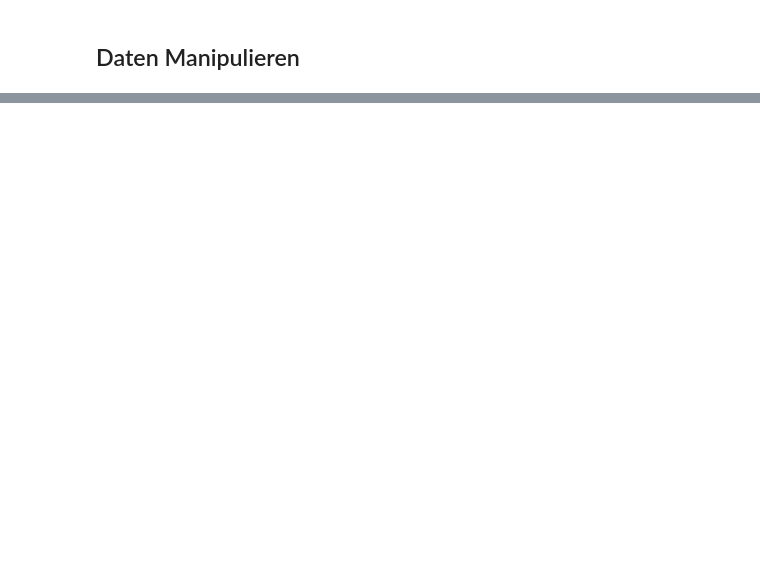
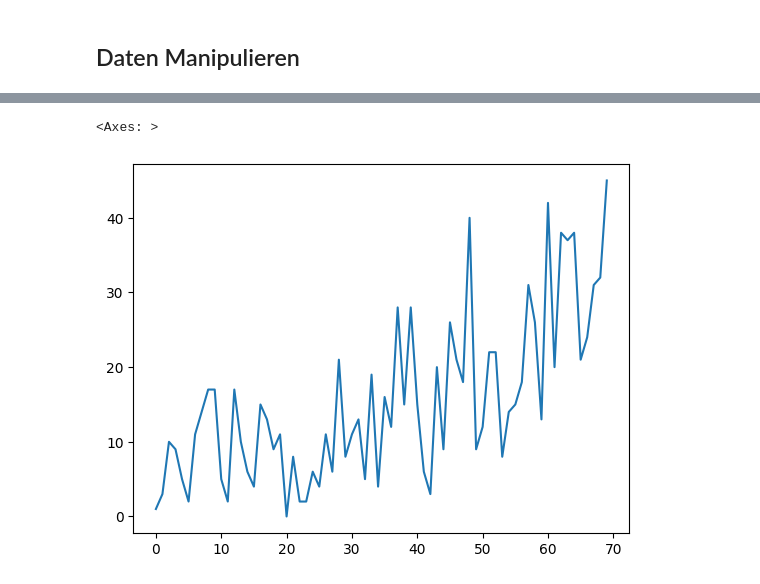
Before and after one commit to Plangegger/data-science-ue-ct, a Jupyter notebook: notebooks/01_data_with_pandas.ipynb, the cells around one changed output, grey strips where cells are left out. Drawn from its saved outputs; the diff is of its cells as text; code cells hidden in the pictures; blank space fills up the shorter version.

```diff
--- a/notebooks/01_data_with_pandas.ipynb
+++ b/notebooks/01_data_with_pandas.ipynb
@@ -74,0 +170,5 @@ df.describe()
+# %%
+df["heat_days"].plot()
+# %% [output]
+<Axes: >
+[figure, added]
```
Also changed, not shown: parts of 17 cells of this notebook, 1 other file.
